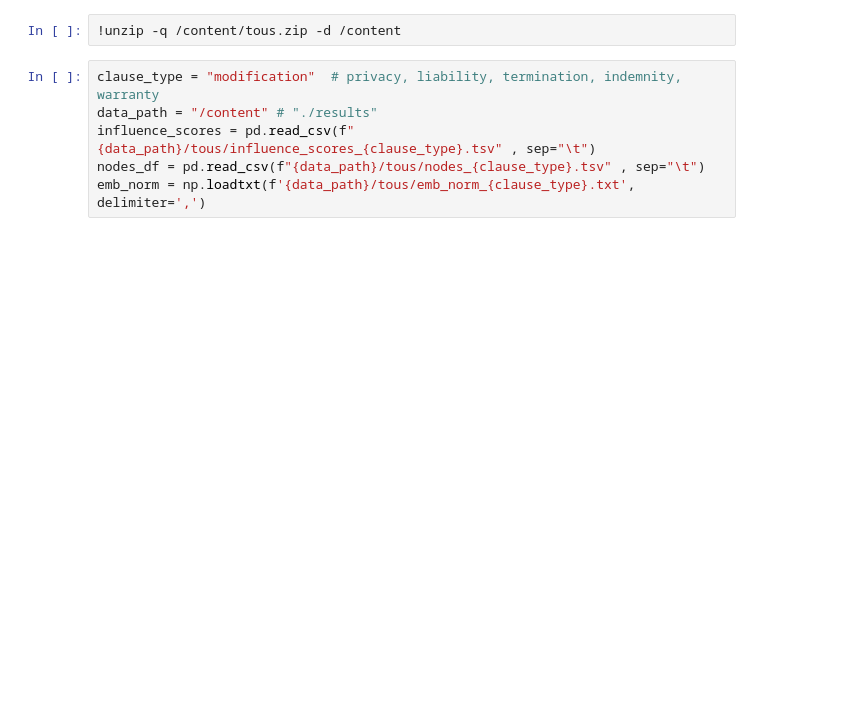
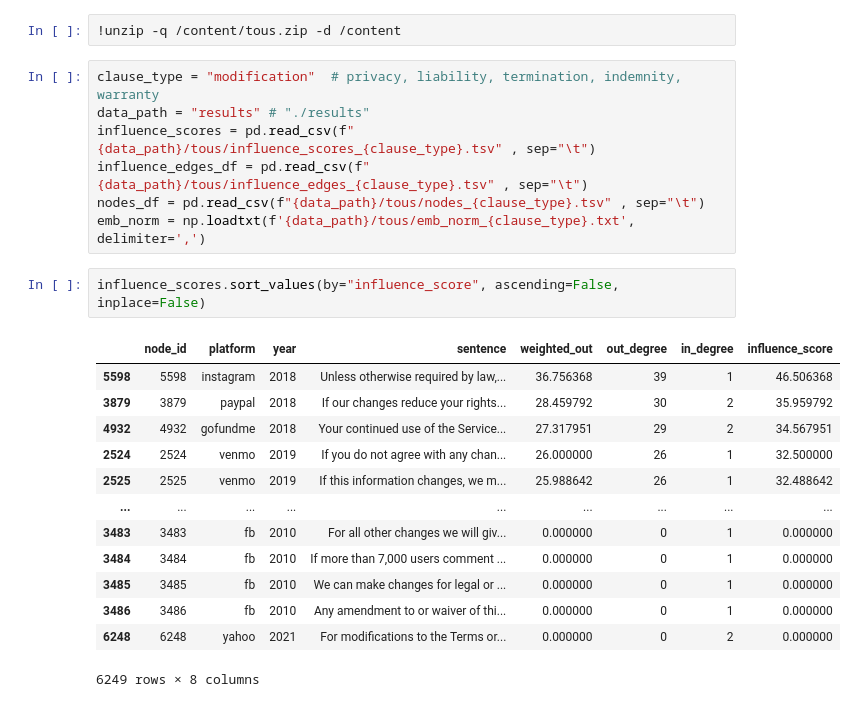
Before and after one commit to kasparvonbeelen/contracts, a Jupyter notebook: influence_explore.ipynb, the cells around one changed output. Saved outputs shown, nothing was run; the diff lists cells and outputs as text; blank space fills up the shorter version.

```diff
--- a/influence_explore.ipynb
+++ b/influence_explore.ipynb
@@ -30,10 +40,27 @@ if IN_COLAB:
 !unzip -q /content/tous.zip -d /content
 # %%
 clause_type = "modification"  # privacy, liability, termination, indemnity, warranty
-data_path = "/content" # "./results"
+data_path = "results" # "./results"
 influence_scores = pd.read_csv(f"{data_path}/tous/influence_scores_{clause_type}.tsv" , sep="\t")
+influence_edges_df = pd.read_csv(f"{data_path}/tous/influence_edges_{clause_type}.tsv" , sep="\t")
 nodes_df = pd.read_csv(f"{data_path}/tous/nodes_{clause_type}.tsv" , sep="\t")
 emb_norm = np.loadtxt(f'{data_path}/tous/emb_norm_{clause_type}.txt', delimiter=',')
+# %%
+influence_scores.sort_values(by="influence_score", ascending=False, inplace=False)
+# %% [output]
+|  | node_id | platform | year | sentence | weighted_out | out_degree | in_degree | influence_score |
+| 5598 | 5598 | instagram | 2018 | Unless otherwise required by law,... | 36.756368 | 39 | 1 | 46.506368 |
+| 3879 | 3879 | paypal | 2018 | If our changes reduce your rights... | 28.459792 | 30 | 2 | 35.959792 |
+| 4932 | 4932 | gofundme | 2018 | Your continued use of the Service... | 27.317951 | 29 | 2 | 34.567951 |
+| 2524 | 2524 | venmo | 2019 | If you do not agree with any chan... | 26.000000 | 26 | 1 | 32.500000 |
+| 2525 | 2525 | venmo | 2019 | If this information changes, we m... | 25.988642 | 26 | 1 | 32.488642 |
+| ... | ... | ... | ... | ... | ... | ... | ... | ... |
+| 3483 | 3483 | fb | 2010 | For all other changes we will giv... | 0.000000 | 0 | 1 | 0.000000 |
+| 3484 | 3484 | fb | 2010 | If more than 7,000 users comment ... | 0.000000 | 0 | 1 | 0.000000 |
+| 3485 | 3485 | fb | 2010 | We can make changes for legal or ... | 0.000000 | 0 | 1 | 0.000000 |
+| 3486 | 3486 | fb | 2010 | Any amendment to or waiver of thi... | 0.000000 | 0 | 1 | 0.000000 |
+| 6248 | 6248 | yahoo | 2021 | For modifications to the Terms or... | 0.000000 | 0 | 2 | 0.000000 |
+6249 rows × 8 columns
 # %%
 # Get top influential sentence IDs.
 top_ids = influence_scores.nlargest(1000, "influence_score")["node_id"].astype(int).tolist()
```
Also changed, not shown: parts of 3 cells of this notebook, 5 other files.
